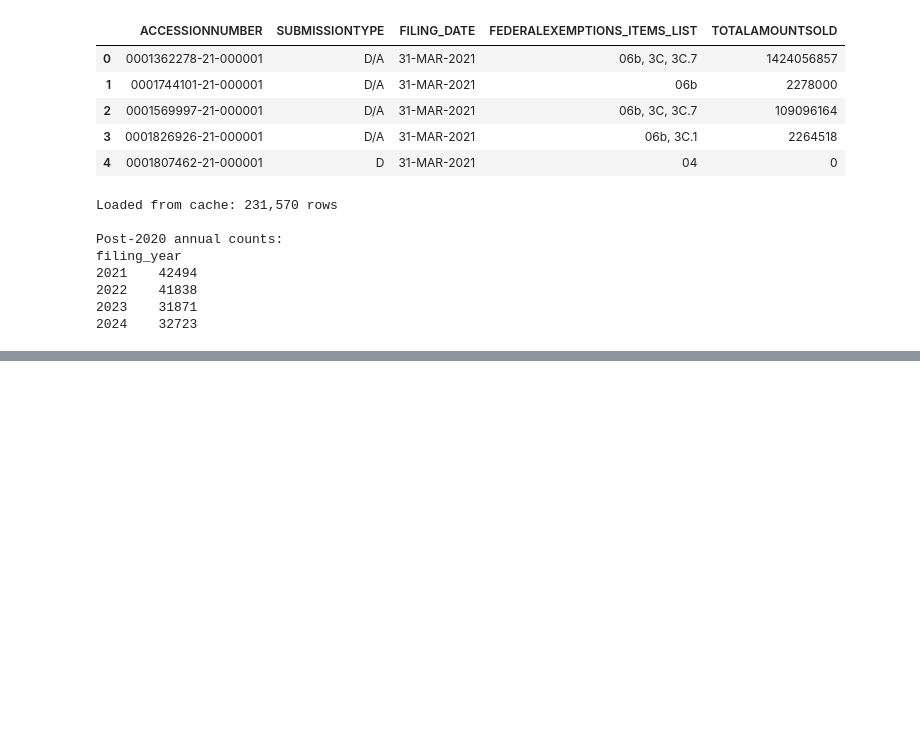
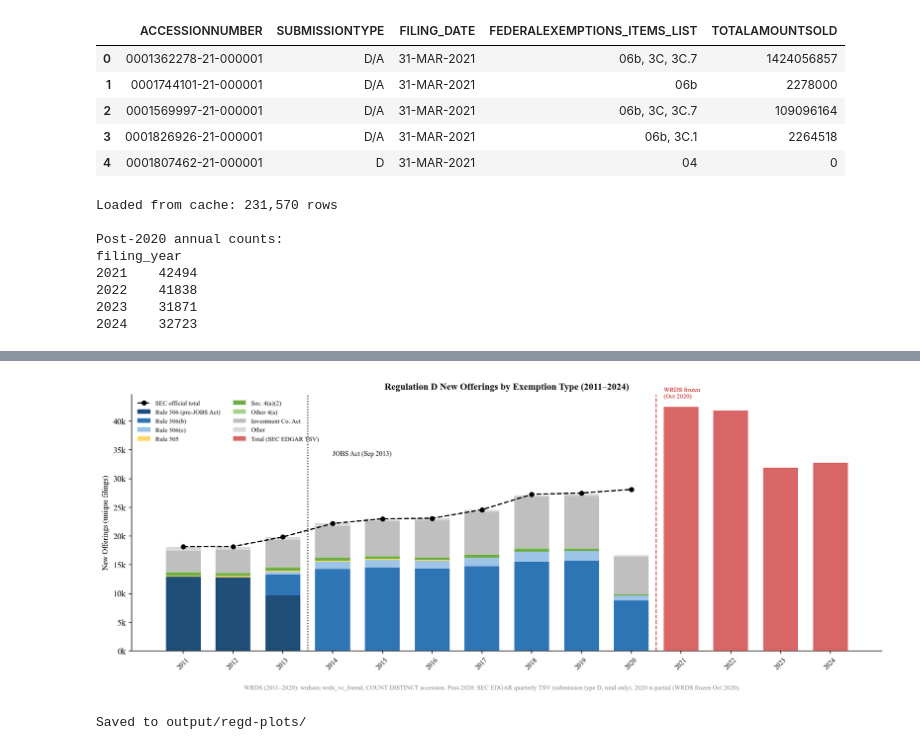
Before and after one commit to edwinhu/claude-plugins, a Jupyter notebook: skills/wrds/examples/formd_regd.ipynb, the cells around one changed output, grey strips where cells are left out. Saved outputs shown, nothing was run; the diff lists cells and outputs as text; code cells hidden in the pictures; blank space fills up the shorter version.

```diff
--- a/skills/wrds/examples/formd_regd.ipynb
+++ b/skills/wrds/examples/formd_regd.ipynb
@@ -351,0 +267,75 @@ SyntaxError: unterminated string literal (detected at line 54) (4143890440.py, l
+# %%
+item_label = {
+    '06':   'Rule 506 (pre-JOBS Act)',
+    '06b':  'Rule 506(b)',
+    '06c':  'Rule 506(c)',
+    '05':   'Rule 505',
+    '04':   'Sec. 4(a)(2)',
+    '04.1': 'Other 4(a)', '04.2': 'Other 4(a)', '04.3': 'Other 4(a)',
+    '3C.1': 'Investment Co. Act', '3C.5': 'Investment Co. Act',
+    '3C.7': 'Investment Co. Act', '3C.9': 'Investment Co. Act',
+}
+COLORS = {
+    'Rule 506 (pre-JOBS Act)': '#1f4e79',
+    'Rule 506(b)':             '#2e75b6',
+    'Rule 506(c)':             '#9dc3e6',
+    'Rule 505':                '#ffd966',
+    'Sec. 4(a)(2)':           '#70ad47',
+    'Other 4(a)':             '#a9d18e',
+    'Investment Co. Act':     '#bfbfbf',
+    'Other':                   '#d9d9d9',
+}
+COL_ORDER = list(COLORS.keys())
+
+wrds_df['label'] = wrds_df['exempt_item'].map(item_label).fillna('Other')
+pivot = wrds_df.groupby(['filing_year', 'label'])['new_offerings'].sum().unstack(fill_value=0)
+wrds_years = list(range(2011, 2021))
+post_years = sorted([int(y) for y in post2020_new.index])
+all_years = wrds_years + post_years
+
+fig, ax = plt.subplots(figsize=(13, 5))
+
+# WRDS bars: stacked by exemption type
+bottom = np.zeros(len(wrds_years))
+for col in COL_ORDER:
+    if col in pivot.columns:
+        vals = [pivot.loc[y, col] if y in pivot.index else 0 for y in wrds_years]
+        ax.bar(wrds_years, vals, bottom=bottom, color=COLORS[col], label=col, width=0.7)
+        bottom += np.array(vals, dtype=float)
+
+# Post-2020 bars: total only (no exemption breakdown in TSV)
+post_vals = [int(post2020_new.get(y, 0)) for y in post_years]
+ax.bar(post_years, post_vals, color='#c00000', alpha=0.6, width=0.7,
+       label='Total (SEC EDGAR TSV)', zorder=3)
+
+# SEC official overlay (WRDS years only)
+ax.plot(wrds_years, [sec_official.get(y, 0) for y in wrds_years],
+        'ko--', linewidth=1.5, markersize=5, label='SEC official total', zorder=5)
+
+# Source-break marker
+ax.axvline(2013.5, color='black', linestyle=':', linewidth=1.2)
+ax.text(2014.0, 34000, 'JOBS Act (Sep 2013)', fontsize=8)
+ax.axvline(2020.5, color='#c00000', linestyle='--', linewidth=1.2, alpha=0.7)
+ax.text(2020.65, 44000, 'WRDS frozen\n(Oct 2020)', fontsize=7.5, color='#c00000')
+
+ax.yaxis.set_major_formatter(mticker.FuncFormatter(lambda x, _: f'{x/1000:.0f}k'))
+ax.set_title('Regulation D New Offerings by Exemption Type (2011\u20132024)',
+             fontsize=11, fontweight='bold')
+ax.set_ylabel('New Offerings (unique filings)', fontsize=9)
+ax.legend(fontsize=7.5, frameon=False, loc='upper left', ncol=2)
+ax.set_xticks(all_years)
+ax.set_xticklabels([str(y) for y in all_years], rotation=45, fontsize=8)
+
+fig.text(0.5, -0.03,
+         'WRDS (2011\u20132020): wrdssec.wrds_vc_formd, COUNT DISTINCT accession. '
+         'Post-2020: SEC EDGAR quarterly TSV (submission type D, total only). '
+         '2020 is partial (WRDS frozen Oct 2020).',
+         ha='center', fontsize=7.5, color='gray')
+plt.tight_layout()
+plt.savefig('/Users/vwh7mb/areas/secreg/output/regd-plots/formd_notebook_corrected.png',
+            dpi=300, bbox_inches='tight')
+plt.show()
+print('Saved to output/regd-plots/')
+# %% [output]
+[figure, added]
+Saved to output/regd-plots/
```
Also changed, not shown: parts of 4 cells of this notebook.
